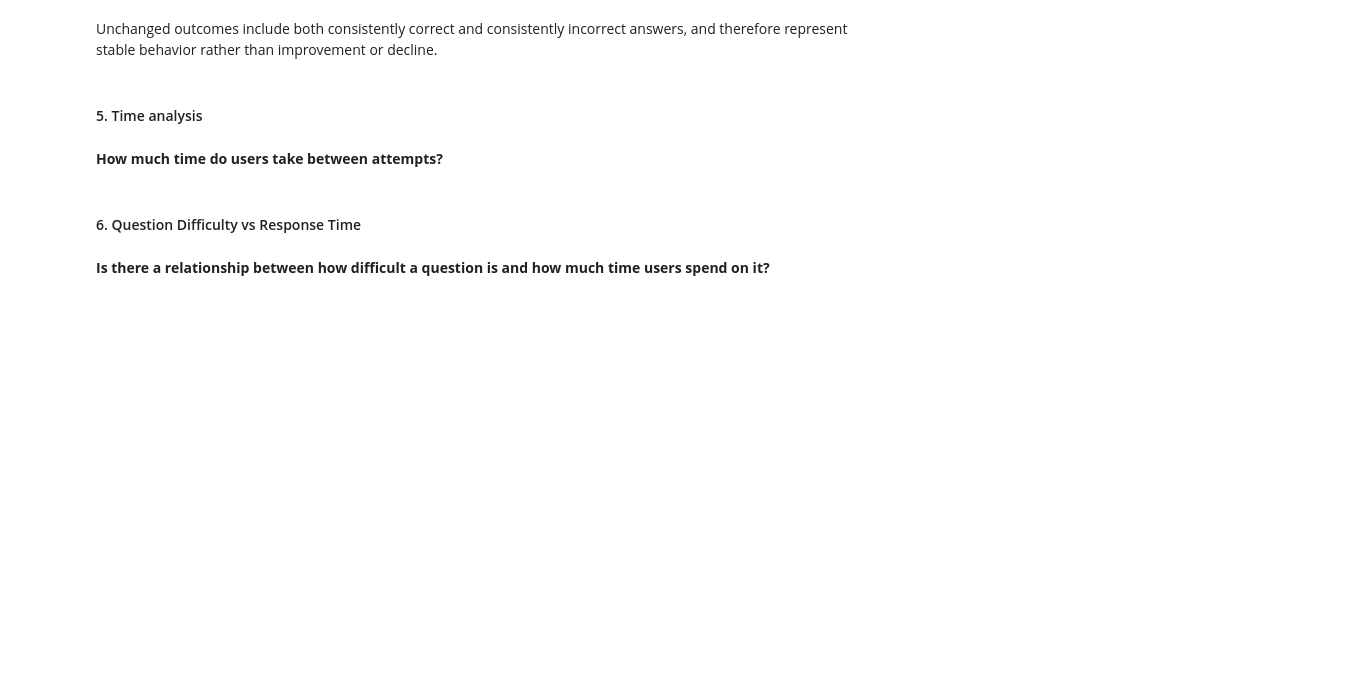
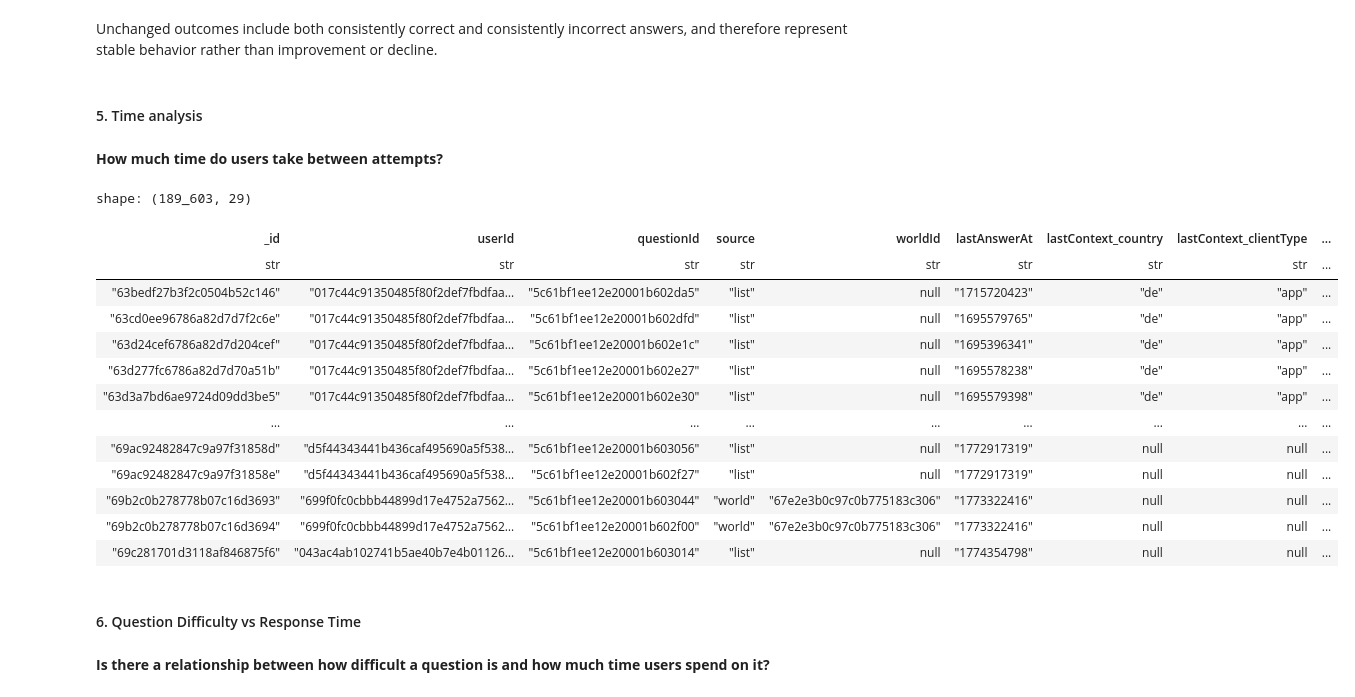
Before and after one commit to doumiSaloua/driving-license-analysis, a Jupyter notebook: Notebooks/analysis.ipynb, the cells around one changed output. Cells and saved outputs as stored; diff of their text form; code cells hidden in the pictures; blank space fills up the shorter version.

```diff
--- a/Notebooks/analysis.ipynb
+++ b/Notebooks/analysis.ipynb
@@ -728,6 +728,23 @@ Unchanged outcomes include both consistently correct and consistently incorrect
 **How much time do users take between attempts?**
 # %%
 df_time = df_analysis.filter(pl.col("time_to_last_attempt").is_not_null())
+# %%
+df_time
+# %% [output]
+shape: (189_603, 29)
+| _id | userId | questionId | source | worldId | lastAnswerAt | lastContext_country | lastContext_clientType | ... |
+| str | str | str | str | str | str | str | str | ... |
+| "63bedf27b3f2c0504b52c146" | "017c44c91350485f80f2def7fbdfaa… | "5c61bf1ee12e20001b602da5" | "list" | null | "1715720423" | "de" | "app" | ... |
+| "63cd0ee96786a82d7d7f2c6e" | "017c44c91350485f80f2def7fbdfaa… | "5c61bf1ee12e20001b602dfd" | "list" | null | "1695579765" | "de" | "app" | ... |
+| "63d24cef6786a82d7d204cef" | "017c44c91350485f80f2def7fbdfaa… | "5c61bf1ee12e20001b602e1c" | "list" | null | "1695396341" | "de" | "app" | ... |
+| "63d277fc6786a82d7d70a51b" | "017c44c91350485f80f2def7fbdfaa… | "5c61bf1ee12e20001b602e27" | "list" | null | "1695578238" | "de" | "app" | ... |
+| "63d3a7bd6ae9724d09dd3be5" | "017c44c91350485f80f2def7fbdfaa… | "5c61bf1ee12e20001b602e30" | "list" | null | "1695579398" | "de" | "app" | ... |
+| … | … | … | … | … | … | … | … | ... |
+| "69ac92482847c9a97f31858d" | "d5f44343441b436caf495690a5f538… | "5c61bf1ee12e20001b603056" | "list" | null | "1772917319" | null | null | ... |
+| "69ac92482847c9a97f31858e" | "d5f44343441b436caf495690a5f538… | "5c61bf1ee12e20001b602f27" | "list" | null | "1772917319" | null | null | ... |
+| "69b2c0b278778b07c16d3693" | "699f0fc0cbbb44899d17e4752a7562… | "5c61bf1ee12e20001b603044" | "world" | "67e2e3b0c97c0b775183c306" | "1773322416" | null | null | ... |
+| "69b2c0b278778b07c16d3694" | "699f0fc0cbbb44899d17e4752a7562… | "5c61bf1ee12e20001b602f00" | "world" | "67e2e3b0c97c0b775183c306" | "1773322416" | null | null | ... |
+| "69c281701d3118af846875f6" | "043ac4ab102741b5ae40b7e4b01126… | "5c61bf1ee12e20001b603014" | "list" | null | "1774354798" | null | null | ... |
 # %%
 fig = px.histogram(
     df_time.to_pandas(),
```
Also changed, not shown: parts of 25 cells of this notebook, 2 other files.
